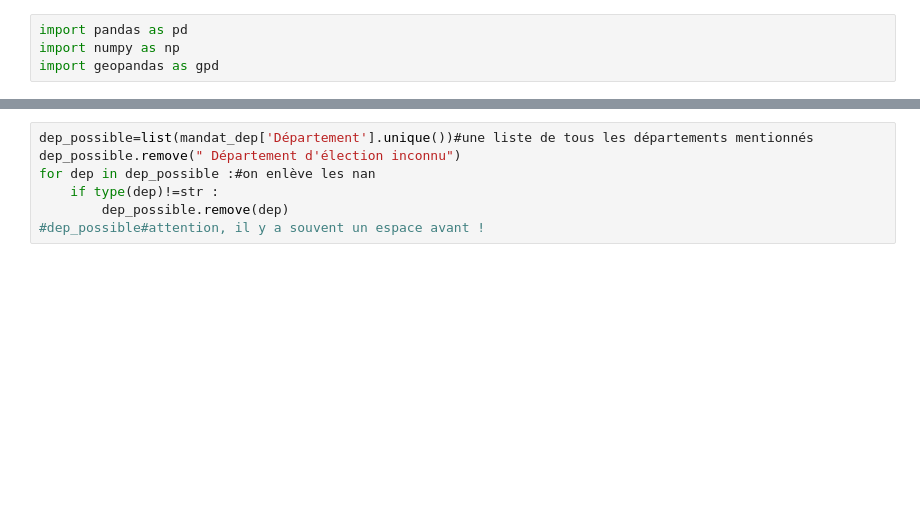
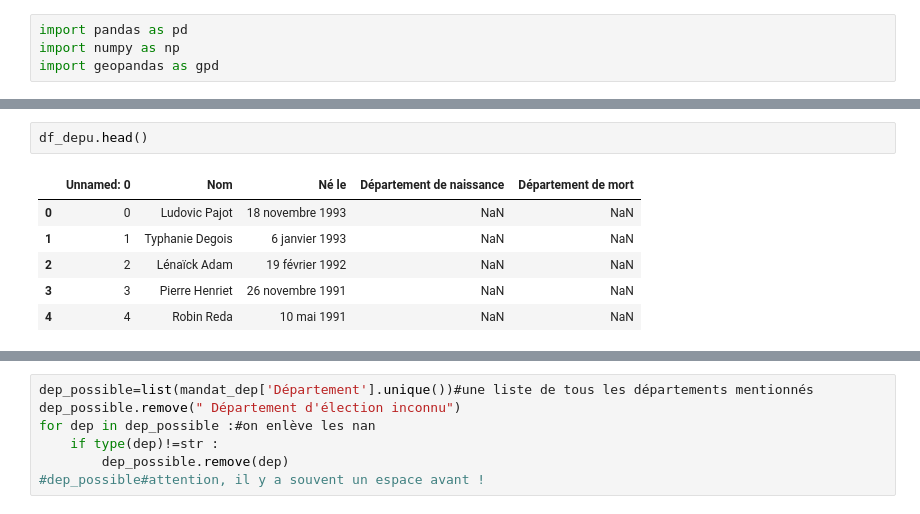
Before and after one commit to dusylvain/Projet-Python-deputes, a Jupyter notebook: statistiques_descriptives_depute (1).ipynb, the cells around one changed output, grey strips where cells are left out. Saved outputs shown, nothing was run; the diff lists cells and outputs as text; blank space fills up the shorter version.

```diff
--- a/statistiques_descriptives_depute (1).ipynb
+++ b/statistiques_descriptives_depute (1).ipynb
@@ -9,0 +40,9 @@ mandat_dep=df.sort_values(by='Département')
+# %%
+df_depu.head()
+# %% [output]
+|  | Unnamed: 0 | Nom | Né le | Département de naissance | Département de mort |
+| 0 | 0 | Ludovic Pajot | 18 novembre 1993 | NaN | NaN |
+| 1 | 1 | Typhanie Degois | 6 janvier 1993 | NaN | NaN |
+| 2 | 2 | Lénaïck Adam | 19 février 1992 | NaN | NaN |
+| 3 | 3 | Pierre Henriet | 26 novembre 1991 | NaN | NaN |
+| 4 | 4 | Robin Reda | 10 mai 1991 | NaN | NaN |
```
Also changed, not shown: parts of 12 cells of this notebook.
